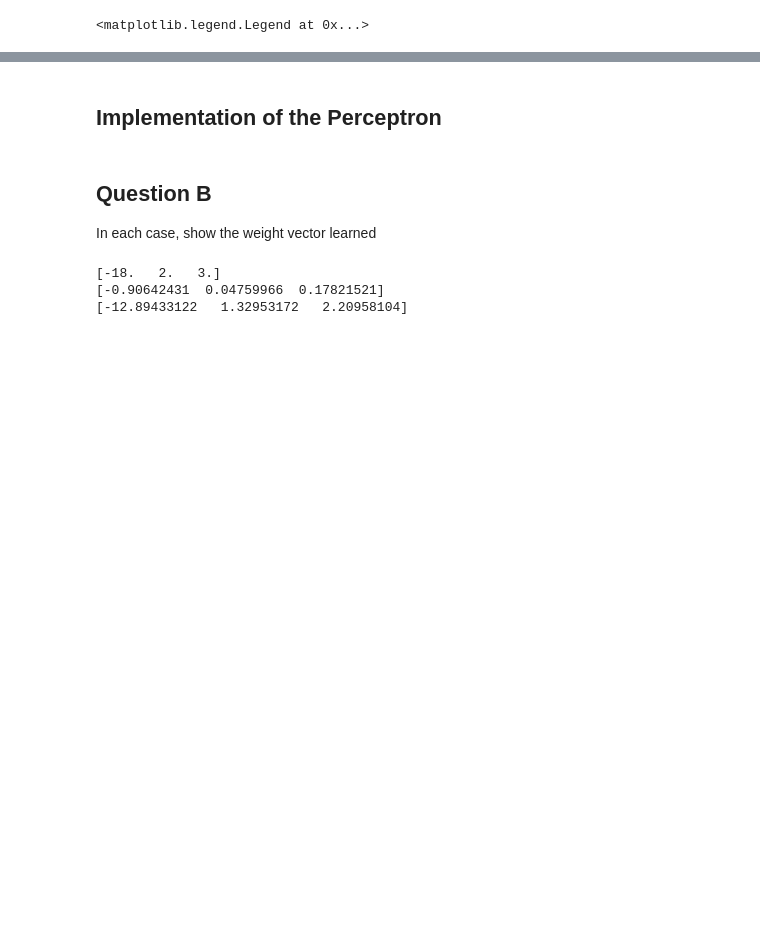
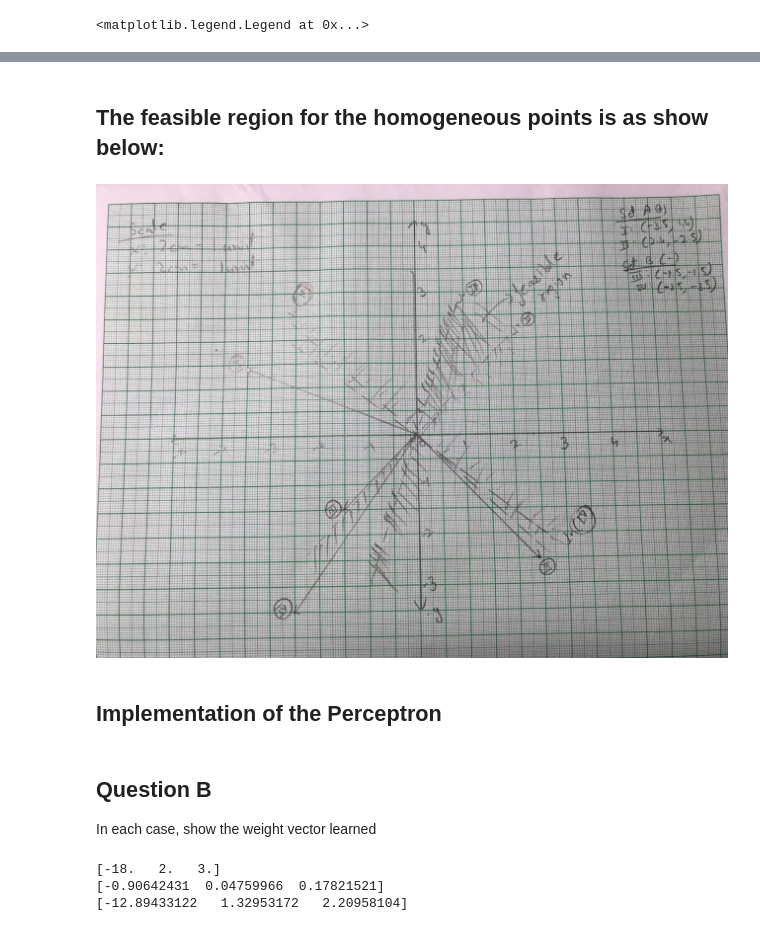
Before and after one commit to saisk8/Neural-Networks, a Jupyter notebook: Assignment-1/Assignment-1_18MCMT28.ipynb, the cells around one changed output, grey strips where cells are left out. Drawn from its saved outputs; the diff is of its cells as text; code cells hidden in the pictures; blank space fills up the shorter version.

Commit message:
Add solution A

```diff
--- a/Assignment-1/Assignment-1_18MCMT28.ipynb
+++ b/Assignment-1/Assignment-1_18MCMT28.ipynb
@@ -52,3 +94,9 @@ plt.legend(loc='upper left')
+# %% [markdown]
+## The feasible region for the homogeneous points is as show below:
+# %%
+Image("solution.jpg")
+# %% [output]
+[figure, added]
 # %% [markdown]
 ## Implementation of the Perceptron
 # %%
```
Also changed, not shown: parts of 5 cells of this notebook, 1 other file.
